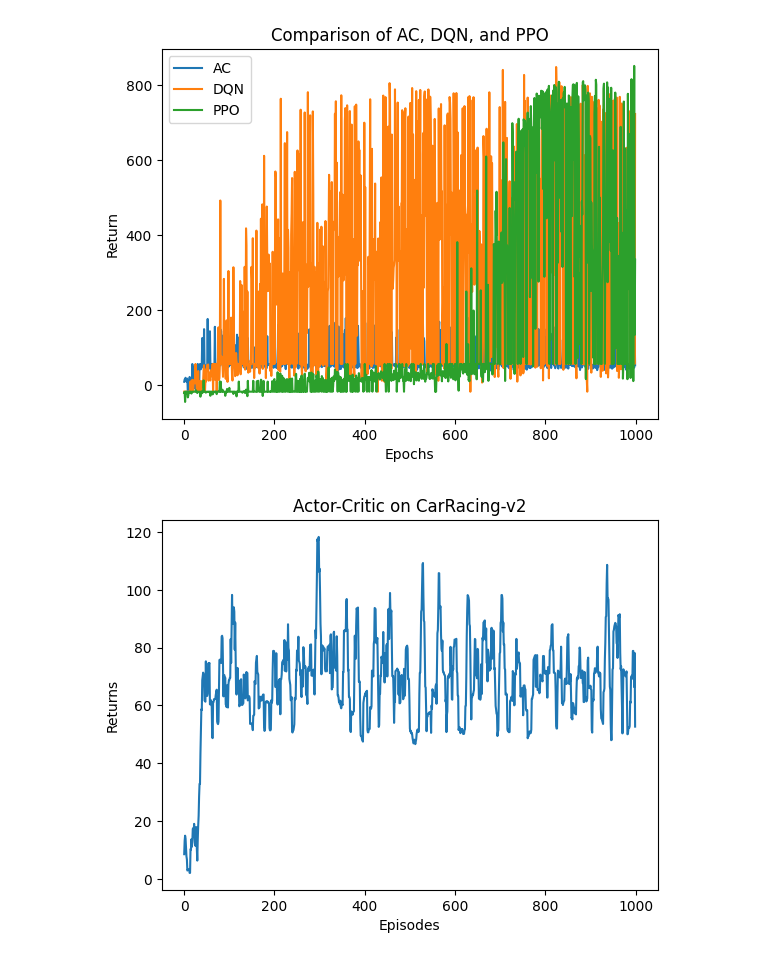
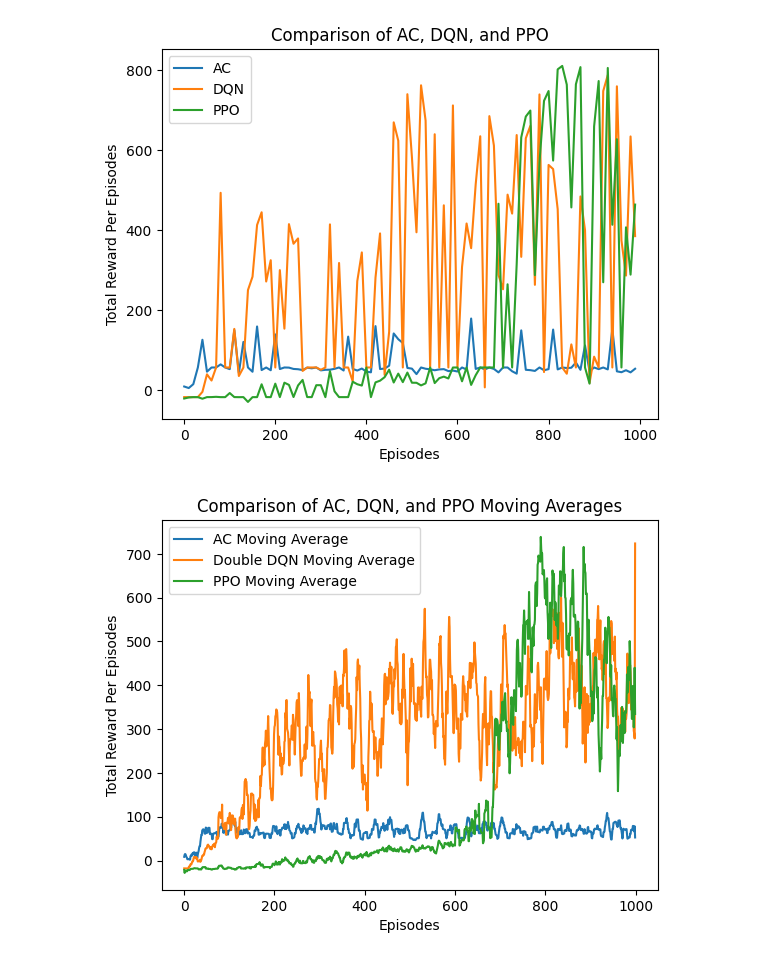
Before and after one commit to NoahF1205/DRL_for_Car_Racing_Game, a Jupyter notebook: figure.ipynb, the cells around one changed output. Drawn from its saved outputs; the diff is of its cells as text; code cells hidden in the pictures.

Commit message:
figure drawing function

```diff
--- a/figure.ipynb
+++ b/figure.ipynb
@@ -13,33 +12,64 @@ PPO_return_list = readfile_to_list('./PPO_return_list.txt')
 # %%
-import matplotlib.pyplot as plt
-
-# 假设你的列表已经按照前面的方法读取
+AC_return_list = readfile_to_list('./data/AC_return_list.txt')
+DQN_return_list = readfile_to_list('./data/DQN_return_list.csv')
+PPO_return_list = readfile_to_list('./data/PPO_return_list.txt')
 # AC_return_list, DQN_return_list, PPO_return_list
 
+# 设置因子表示每隔多少个点绘制一个数据点
+thin_factor = 10
+
+# 创建一个新的x轴数据，以保证横坐标的一致性
+epochs = list(range(len(AC_return_list)))[::thin_factor]
+
 # 绘制每个列表
-plt.plot(AC_return_list, label='AC')
-plt.plot(DQN_return_list, label='DQN')
-plt.plot(PPO_return_list, label='PPO')
+plt.plot(epochs, AC_return_list[::thin_factor], label='AC')
+plt.plot(epochs, DQN_return_list[::thin_factor], label='DQN')
+plt.plot(epochs, PPO_return_list[::thin_factor], label='PPO')
 
 # 添加图例
 plt.legend()
 
 # 添加标题和轴标签（可选）
 plt.title('Comparison of AC, DQN, and PPO')
-plt.xlabel('Epochs')
-plt.ylabel('Return')
+plt.xlabel('Episodes')
+plt.ylabel('Total Reward Per Episodes')
+
 
 # 显示图表
+plt.savefig('./data/return_comparison.png', dpi=300)
 plt.show()
-
-
-mv_return = moving_average(AC_return_list, 9)
-plt.plot(episodes_list, mv_return)
-plt.xlabel('Episodes')
-plt.ylabel('Returns')
-plt.title('Actor-Critic on {}'.format("CarRacing-v2"))
-plt.savefig("figure2.png", dpi=300)
-plt.show()
 # %% [output]
-[figure, old version]
+[figure, new version]
-[figure, removed]
+# %%
+# 设置移动平均的窗口大小
+window_size = 9
+
+# 计算移动平均
+AC_mv_avg = moving_average(AC_return_list, window_size)
+DQN_mv_avg = moving_average(DQN_return_list, window_size)
+PPO_mv_avg = moving_average(PPO_return_list, window_size)
+
+# 创建一个新的x轴数据，以保证横坐标的一致性
+# 注意：移动平均会减少数据点的数量
+epochs = list(range(len(AC_mv_avg)))
+
+# 绘制移动平均曲线
+plt.plot(epochs, AC_mv_avg, label='AC')
+plt.plot(epochs, DQN_mv_avg, label='Double DQN')
+plt.plot(epochs, PPO_mv_avg, label='PPO')
+
+# 添加图例
+plt.legend()
+
+# 添加标题和轴标签
+plt.title('Comparison of AC, DQN, and PPO Moving Averages')
+plt.xlabel('Episodes')
+plt.ylabel('Total Reward Per Episodes')
+
+# 保存图表
+plt.savefig('./data/return_comparison_moving_average.png', dpi=300)
+
+# 显示图表
+plt.show()
+# %% [output]
+[figure, added]
```
Also changed, not shown: parts of 4 cells of this notebook, 9 other files.
